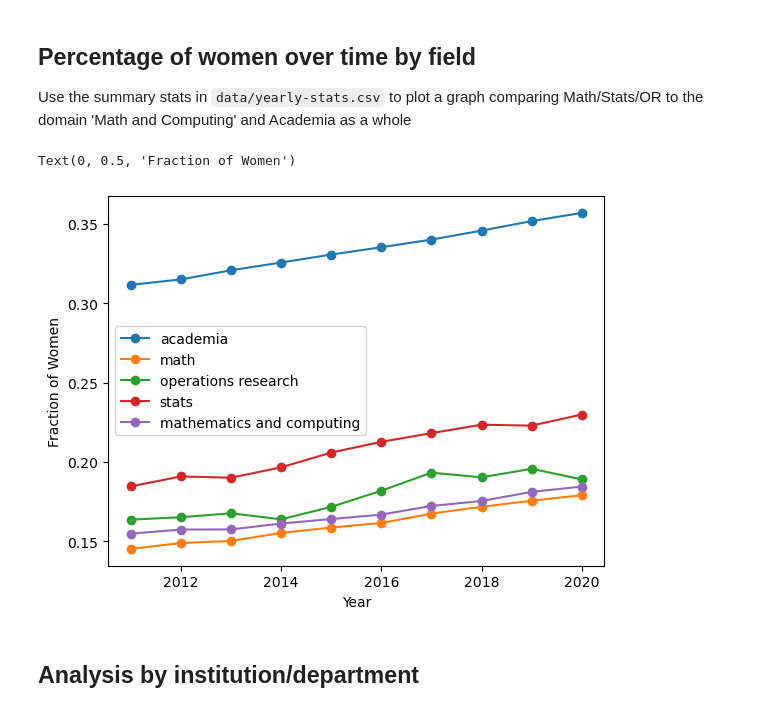
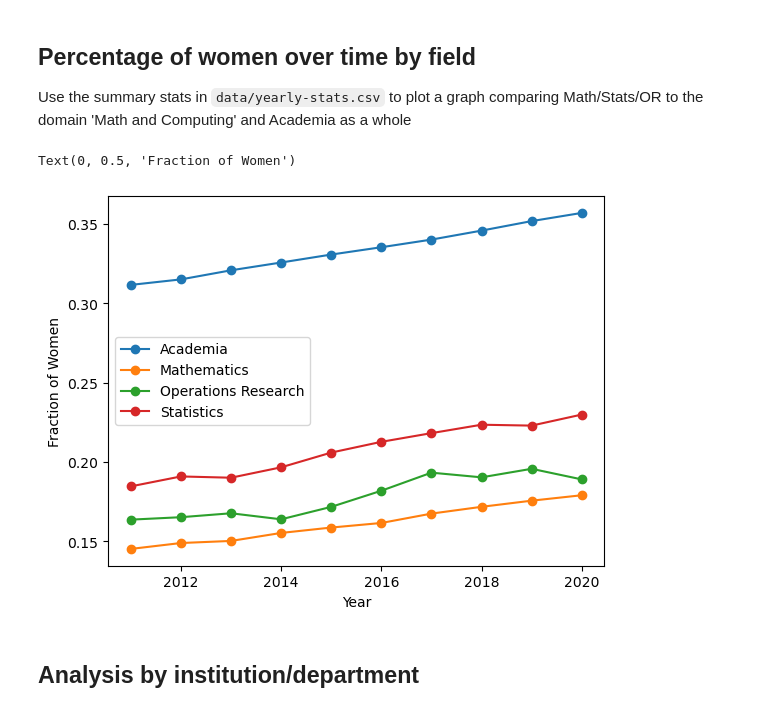
Before and after one commit to DAAAAMNSocialJustice/metamath, a Jupyter notebook: AMM/analysis.ipynb, the cells around one changed output. Drawn from its saved outputs; the diff is of its cells as text; code cells hidden in the pictures.

Commit message:
Tweak graph

```diff
--- a/AMM/analysis.ipynb
+++ b/AMM/analysis.ipynb
@@ -25,22 +25,22 @@ domain 'Math and Computing' and Academia as a whole
 # %%
 df = pd.read_csv('data/yearly-stats.csv')
 df_academia = df[df['TaxonomyValue'] == 'Academia']
 df_math = df[df['TaxonomyValue'] == 'Mathematics']
 df_or = df[df['TaxonomyValue'] == 'Operations Research']
 df_stats = df[df['TaxonomyValue'] == 'Statistics']
 df_math_comp = df[df['TaxonomyValue'] == 'Mathematics and Computing']
-plt.plot(df_academia['Year'], df_academia['FractionFemale'], 'o-', label='academia')
-plt.plot(df_math['Year'], df_math['FractionFemale'],'o-', label='math')
-plt.plot(df_or['Year'], df_or['FractionFemale'], 'o-', label='operations research')
-plt.plot(df_stats['Year'], df_stats['FractionFemale'], 'o-', label='stats')
-plt.plot(df_math_comp['Year'], df_math_comp['FractionFemale'], 'o-', label='mathematics and computing')
+plt.plot(df_academia['Year'], df_academia['FractionFemale'], 'o-', label='Academia')
+plt.plot(df_math['Year'], df_math['FractionFemale'],'o-', label='Mathematics')
+plt.plot(df_or['Year'], df_or['FractionFemale'], 'o-', label='Operations Research')
+plt.plot(df_stats['Year'], df_stats['FractionFemale'], 'o-', label='Statistics')
+#plt.plot(df_math_comp['Year'], df_math_comp['FractionFemale'], 'o-', label='mathematics and computing')
 plt.legend()
 plt.xlabel('Year')
 plt.ylabel('Fraction of Women')
 #df
 # %% [output]
 Text(0, 0.5, 'Fraction of Women')
-[figure, old version]
+[figure, new version]
 # %% [markdown]
 ## Analysis by institution/department
 # %%
```
Also changed, not shown: parts of 7 cells of this notebook.
